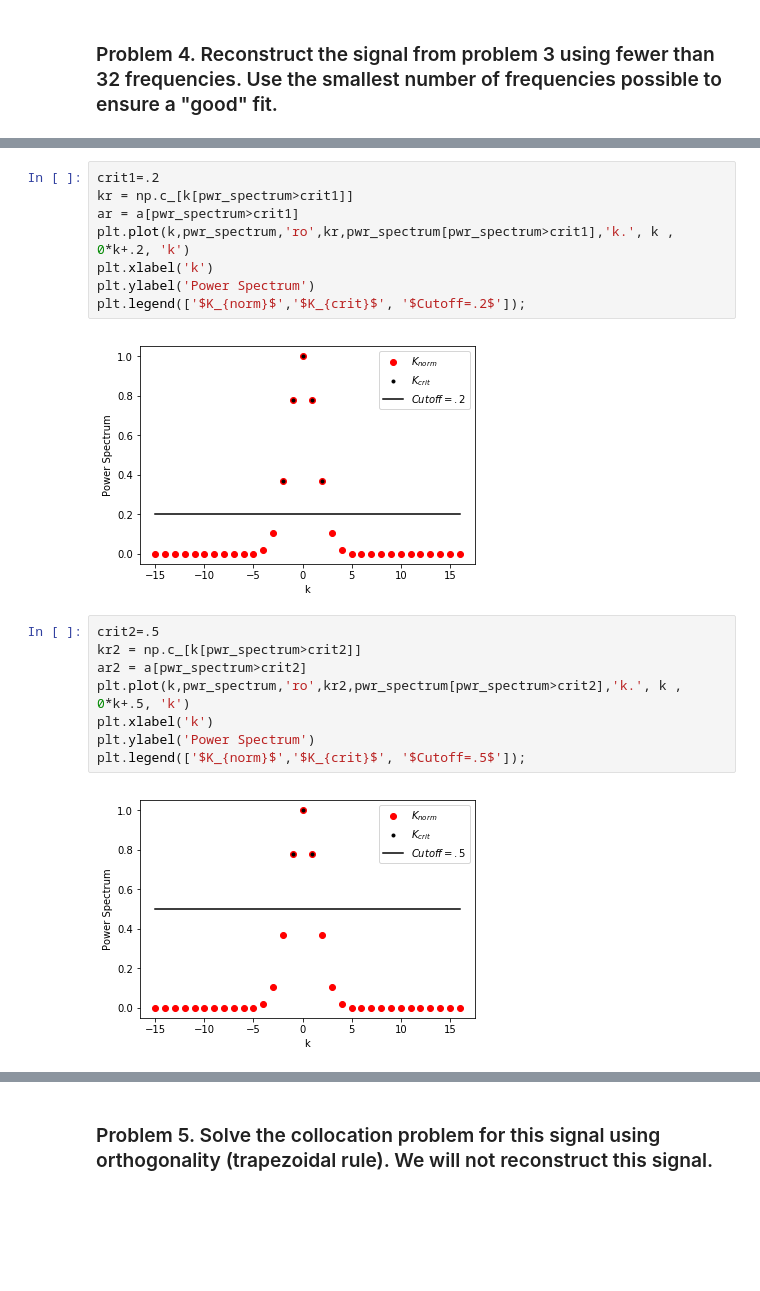
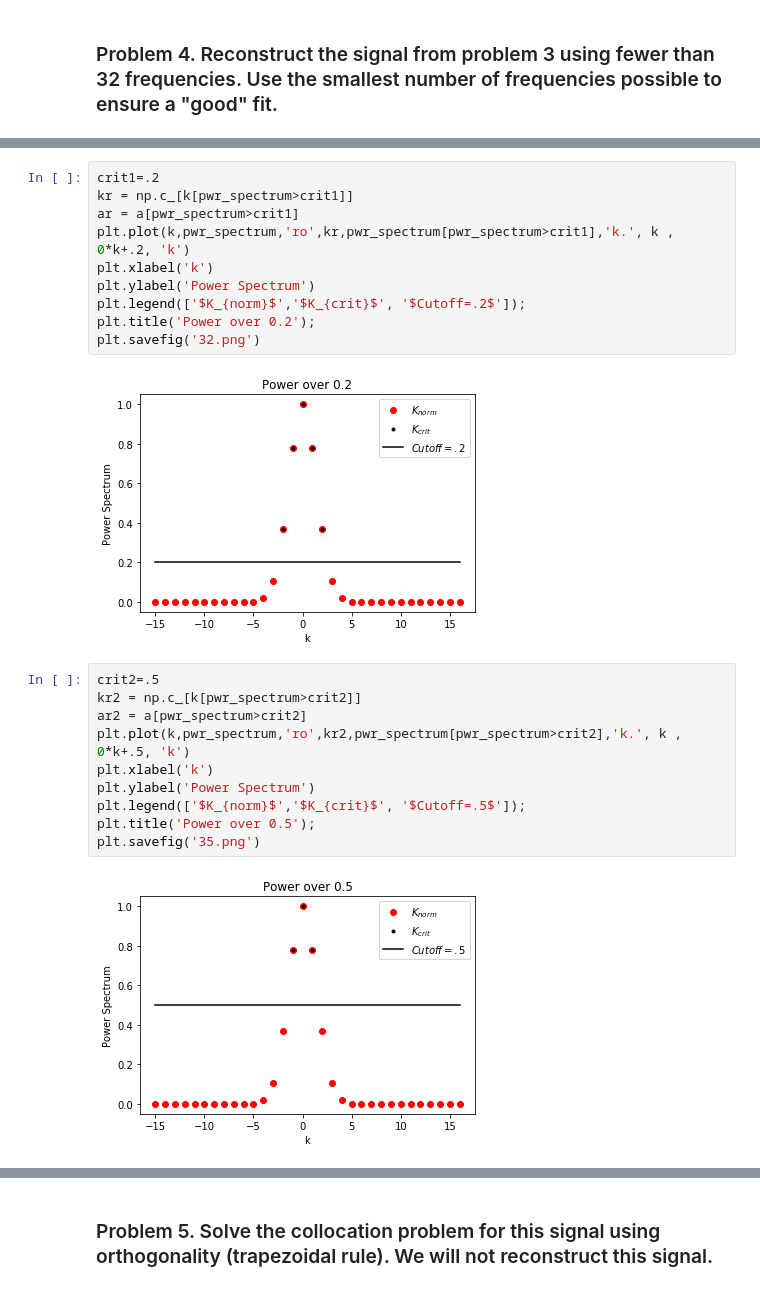
Before and after one commit to justinhood/Industrial-Math, a Jupyter notebook: Assignment 6/HW6 Hood.ipynb, the cells around one changed output, grey strips where cells are left out. Drawn from its saved outputs; the diff is of its cells as text; blank space fills up the shorter version.

```diff
--- a/Assignment 6/HW6 Hood.ipynb
+++ b/Assignment 6/HW6 Hood.ipynb
@@ -148,13 +159,15 @@ plt.ylabel('Power Spectrum');
 # %%
 crit1=.2
 kr = np.c_[k[pwr_spectrum>crit1]]
 ar = a[pwr_spectrum>crit1]
 plt.plot(k,pwr_spectrum,'ro',kr,pwr_spectrum[pwr_spectrum>crit1],'k.', k , 0*k+.2, 'k')
 plt.xlabel('k')
 plt.ylabel('Power Spectrum')
 plt.legend(['$K_{norm}$','$K_{crit}$', '$Cutoff=.2$']);
+plt.title('Power over 0.2');
+plt.savefig('32.png')
 # %% [output]
-[figure, old version]
+[figure, new version]
 # %%
 crit2=.5
 kr2 = np.c_[k[pwr_spectrum>crit2]]
@@ -163,8 +176,10 @@ plt.plot(k,pwr_spectrum,'ro',kr2,pwr_spectrum[pwr_spectrum>crit2],'k.', k , 0*k+
 plt.xlabel('k')
 plt.ylabel('Power Spectrum')
 plt.legend(['$K_{norm}$','$K_{crit}$', '$Cutoff=.5$']);
+plt.title('Power over 0.5');
+plt.savefig('35.png')
 # %% [output]
-[figure, old version]
+[figure, new version]
 # %%
 Cr2 = np.cos(kr2*x)
 plt.plot(x,even_data,'b.',x,ar2.dot(Cr2),'r.-')
```
Also changed, not shown: parts of 14 cells of this notebook, 16 other files.
